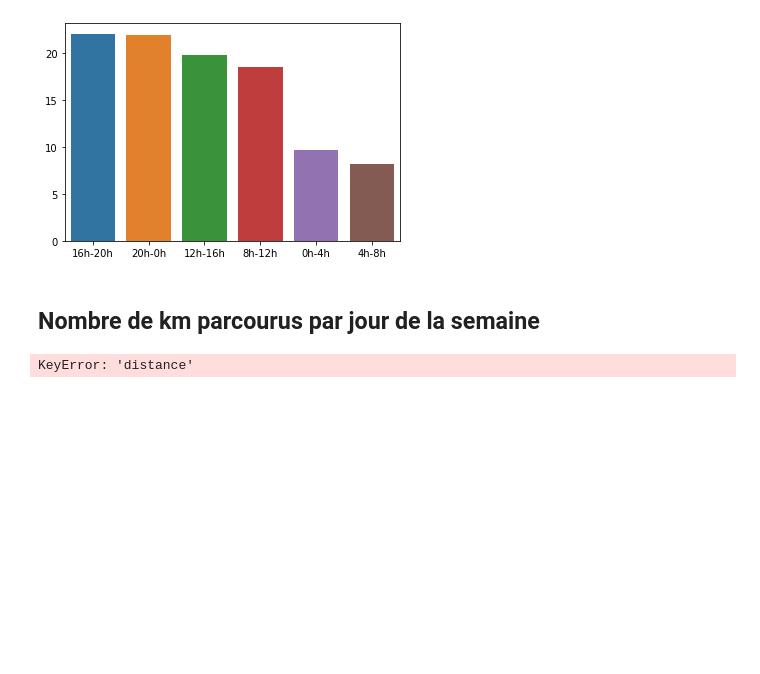
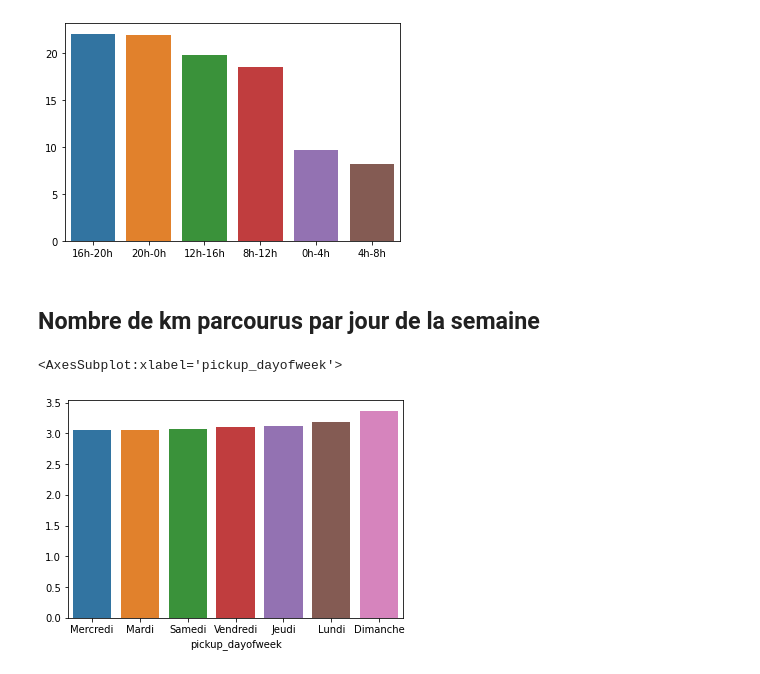
Before and after one commit to Gio-Mgm/nyc_taxis, a Jupyter notebook: notebooks/data_visualisation.ipynb, the cells around one changed output. Drawn from its saved outputs; the diff is of its cells as text; code cells hidden in the pictures; blank space fills up the shorter version.

```diff
--- a/notebooks/data_visualisation.ipynb
+++ b/notebooks/data_visualisation.ipynb
@@ -70,7 +70,8 @@ sns.barplot(x=count_hour.index, y=count_hour.values/len(df)*100);
 # %% [markdown]
 ## Nombre de km parcourus par jour de la semaine
 # %%
-km_per_day = df["distance"].groupby(df["pickup_dayofweek"]).mean().sort_values()
+km_per_day = df["distance_km"].groupby(df["pickup_dayofweek"]).mean().sort_values()
 sns.barplot(x=km_per_day.index, y=km_per_day.values)
 # %% [output]
-KeyError: 'distance'
+<AxesSubplot:xlabel='pickup_dayofweek'>
+[figure, added]
```
